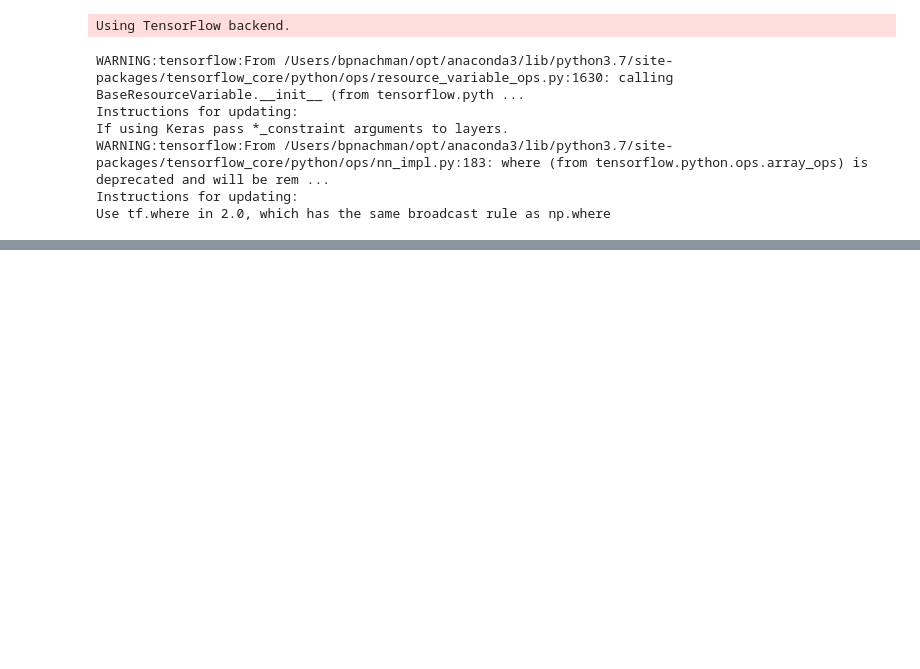
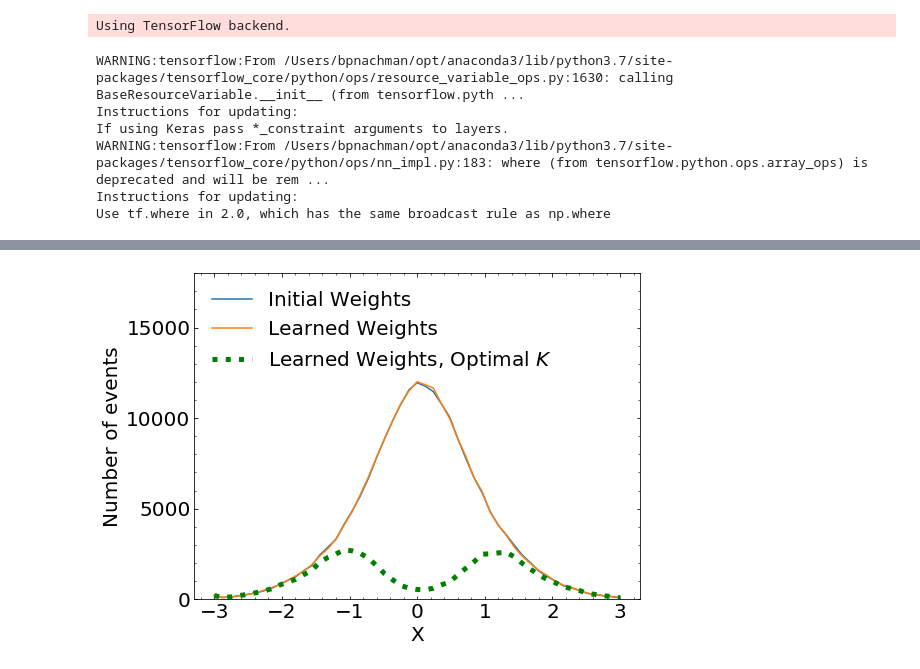
Before and after one commit to bnachman/NeuralPositiveResampler, a Jupyter notebook: GaussianExample.ipynb, the cells around one changed output, grey strips where cells are left out. Drawn from its saved outputs; the diff is of its cells as text; code cells hidden in the pictures; blank space fills up the shorter version.

```diff
--- a/GaussianExample.ipynb
+++ b/GaussianExample.ipynb
@@ -121,0 +202,23 @@ plt.savefig("wgauss.pdf",bbox_inches='tight')
+# %%
+fig = plt.figure(figsize=(8, 6))
+gs = gridspec.GridSpec(1, 1)
+ax0 = plt.subplot(gs[0])
+ax0.yaxis.set_ticks_position('both')
+ax0.xaxis.set_ticks_position('both')
+ax0.tick_params(direction="in",which="both")
+plt.xticks(fontsize=20)
+plt.yticks(fontsize=20)
+ax0.minorticks_on()
+
+plt.plot(bins,L2_original,label="Initial Weights")
+plt.plot(bins,L2_new,label="Learned Weights")
+plt.plot(bins,L2_sampled,label=r"Learned Weights, Optimal $K$",ls=":",linewidth=5,color="green")
+plt.legend(frameon=False,fontsize=20,loc="upper left")
+
+plt.ylim([0,18000])
+plt.ylabel("Number of events",fontsize=20)
+plt.xlabel("X",fontsize=20)
+plt.locator_params(axis='y', nbins=6)
+plt.savefig("gauss_N.pdf",bbox_inches='tight')
+# %% [output]
+[figure, added]
```
Also changed, not shown: parts of 12 cells of this notebook.
